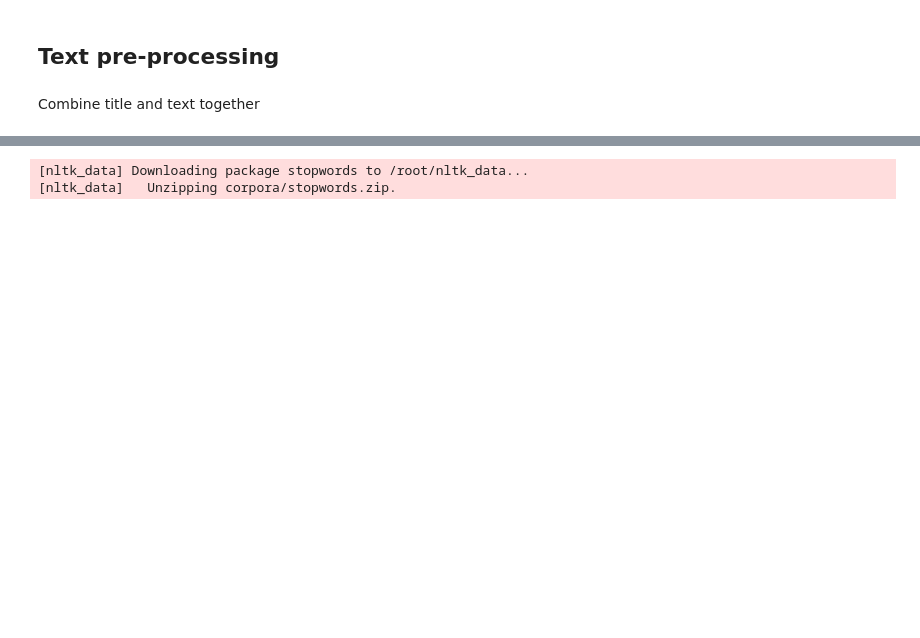
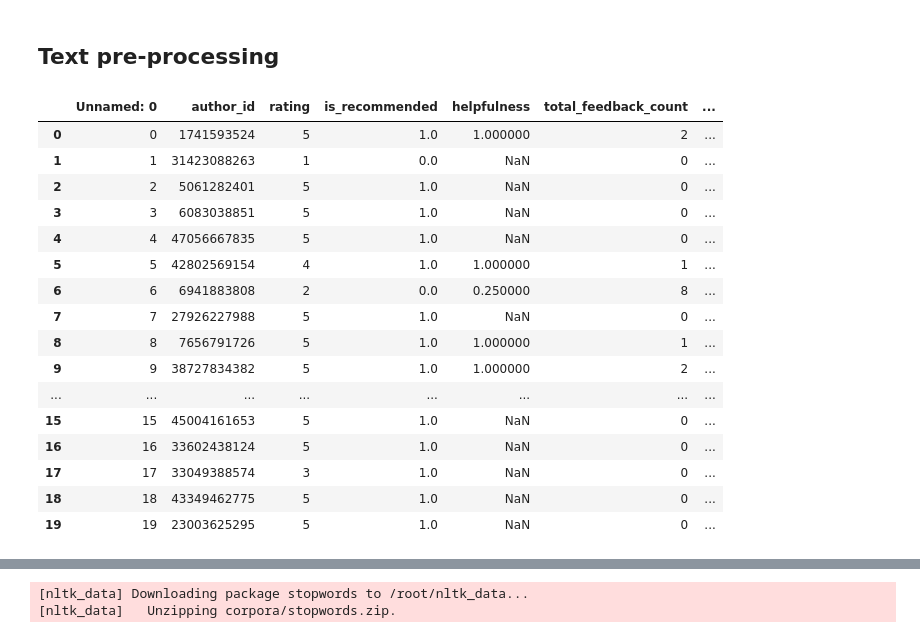
Before and after one commit to ZcePing404/skincare_sentiment_analysis, a Jupyter notebook: skincare_sentiment_analysis.ipynb, the cells around one changed output, grey strips where cells are left out. Saved outputs shown, nothing was run; the diff lists cells and outputs as text; code cells hidden in the pictures; blank space fills up the shorter version.

```diff
--- a/skincare_sentiment_analysis.ipynb
+++ b/skincare_sentiment_analysis.ipynb
@@ -36,10 +43,11 @@ import pandas as pd
 import matplotlib.pyplot as plt
 import seaborn as sns
 
-df_product_info = pd.read_csv('/dataset/product_info.csv')
-df_reviews_0_250 = pd.read_csv('/dataset/reviews_0-250.csv')
-df_reviews_250_500 = pd.read_csv('/dataset/reviews_250-500.csv')
-df_reviews_500_750 = pd.read_csv('/dataset/reviews_500-750.csv')
-df_reviews_750_1250 = pd.read_csv('/dataset/reviews_750-1250.csv')
-df_reviews_1250_end = pd.read_csv('/dataset/reviews_1250-end.csv')
+product_info_path = os.path.join(path, "product_info.csv")
+df_product_info = pd.read_csv(product_info_path)
+df_reviews_0_250 = pd.read_csv(os.path.join(path, "reviews_0-250.csv"))
+df_reviews_250_500 = pd.read_csv(os.path.join(path, "reviews_250-500.csv"))
+df_reviews_500_750 = pd.read_csv(os.path.join(path, "reviews_500-750.csv"))
+df_reviews_750_1250 = pd.read_csv(os.path.join(path, "reviews_750-1250.csv"))
+df_reviews_1250_end = pd.read_csv(os.path.join(path, "reviews_1250-end.csv"))
 # %% [markdown]
@@ -207,5 +221,3 @@ def remove_special_chararcters(text):
   return re.sub(r"[^\w\s]", "", text)
 # %% [markdown]
 ## Text pre-processing
-# %% [markdown]
-Combine title and text together
@@ -220,8 +224,25 @@ dfSubset.head()
 # %%
-#This one run for the entire dataset
 df_all_reviews['combined_text'] = df_all_reviews['review_title'].fillna("") + " " + df_all_reviews['review_text'].fillna("")
 
-df_all_reviews.head(20)
+df_all_reviews.head()
+# %% [output]
+|  | Unnamed: 0 | author_id | rating | is_recommended | helpfulness | total_feedback_count | ... |
+| 0 | 0 | 1741593524 | 5 | 1.0 | 1.000000 | 2 | ... |
+| 1 | 1 | 31423088263 | 1 | 0.0 | NaN | 0 | ... |
+| 2 | 2 | 5061282401 | 5 | 1.0 | NaN | 0 | ... |
+| 3 | 3 | 6083038851 | 5 | 1.0 | NaN | 0 | ... |
+| 4 | 4 | 47056667835 | 5 | 1.0 | NaN | 0 | ... |
+| 5 | 5 | 42802569154 | 4 | 1.0 | 1.000000 | 1 | ... |
+| 6 | 6 | 6941883808 | 2 | 0.0 | 0.250000 | 8 | ... |
+| 7 | 7 | 27926227988 | 5 | 1.0 | NaN | 0 | ... |
+| 8 | 8 | 7656791726 | 5 | 1.0 | 1.000000 | 1 | ... |
+| 9 | 9 | 38727834382 | 5 | 1.0 | 1.000000 | 2 | ... |
+| ... | ... | ... | ... | ... | ... | ... | ... |
+| 15 | 15 | 45004161653 | 5 | 1.0 | NaN | 0 | ... |
+| 16 | 16 | 33602438124 | 5 | 1.0 | NaN | 0 | ... |
+| 17 | 17 | 33049388574 | 3 | 1.0 | NaN | 0 | ... |
+| 18 | 18 | 43349462775 | 5 | 1.0 | NaN | 0 | ... |
+| 19 | 19 | 23003625295 | 5 | 1.0 | NaN | 0 | ... |
 # %%
 !pip install nltk
 # %% [output]
```
Also changed, not shown: parts of 26 cells of this notebook.
